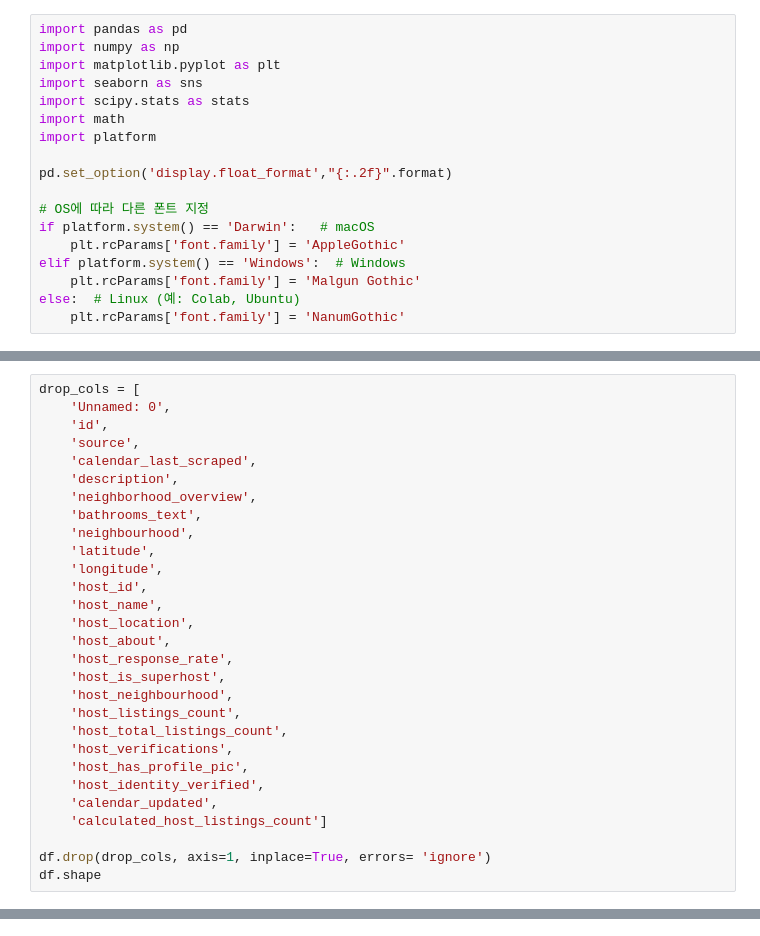
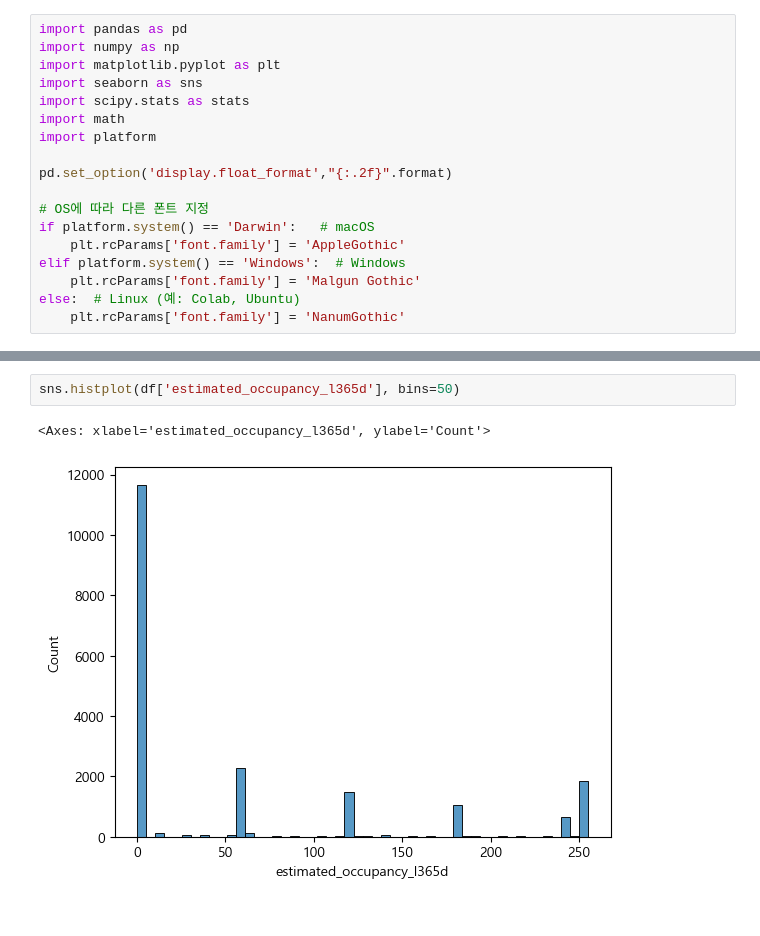
Before and after one commit to motimit/second_project, a Jupyter notebook: Chanhui_EDA/final_preproceed.ipynb, the cells around one changed output, grey strips where cells are left out. Drawn from its saved outputs; the diff is of its cells as text.

```diff
--- a/Chanhui_EDA/final_preproceed.ipynb
+++ b/Chanhui_EDA/final_preproceed.ipynb
@@ -44,29 +63,0 @@ df.columns.tolist()
-# %%
-drop_cols = [
-    'Unnamed: 0',
-    'id',
-    'source',
-    'calendar_last_scraped',
-    'description',
-    'neighborhood_overview',
-    'bathrooms_text',
-    'neighbourhood',
-    'latitude',
-    'longitude',
-    'host_id',
-    'host_name',
-    'host_location',
-    'host_about',
-    'host_response_rate',
-    'host_is_superhost',
-    'host_neighbourhood',
-    'host_listings_count',
-    'host_total_listings_count',
-    'host_verifications',
-    'host_has_profile_pic',
-    'host_identity_verified',
-    'calendar_updated',
-    'calculated_host_listings_count']
-
-df.drop(drop_cols, axis=1, inplace=True, errors= 'ignore')
-df.shape
@@ -74,0 +123,5 @@ df.shape
+# %%
+sns.histplot(df['estimated_occupancy_l365d'], bins=50)
+# %% [output]
+<Axes: xlabel='estimated_occupancy_l365d', ylabel='Count'>
+[figure, added]
```
Also changed, not shown: parts of 10 cells of this notebook, 8 other files.
